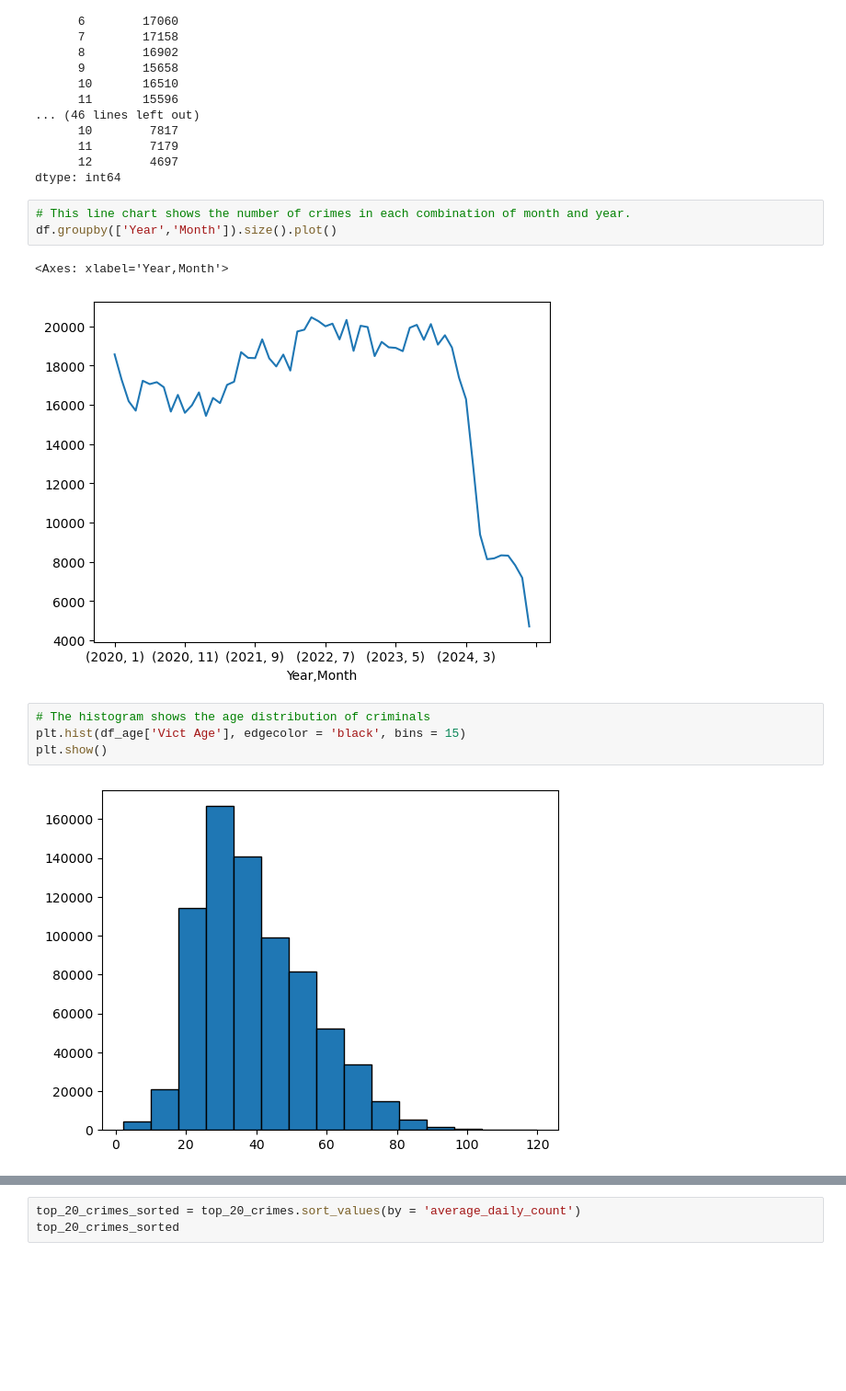
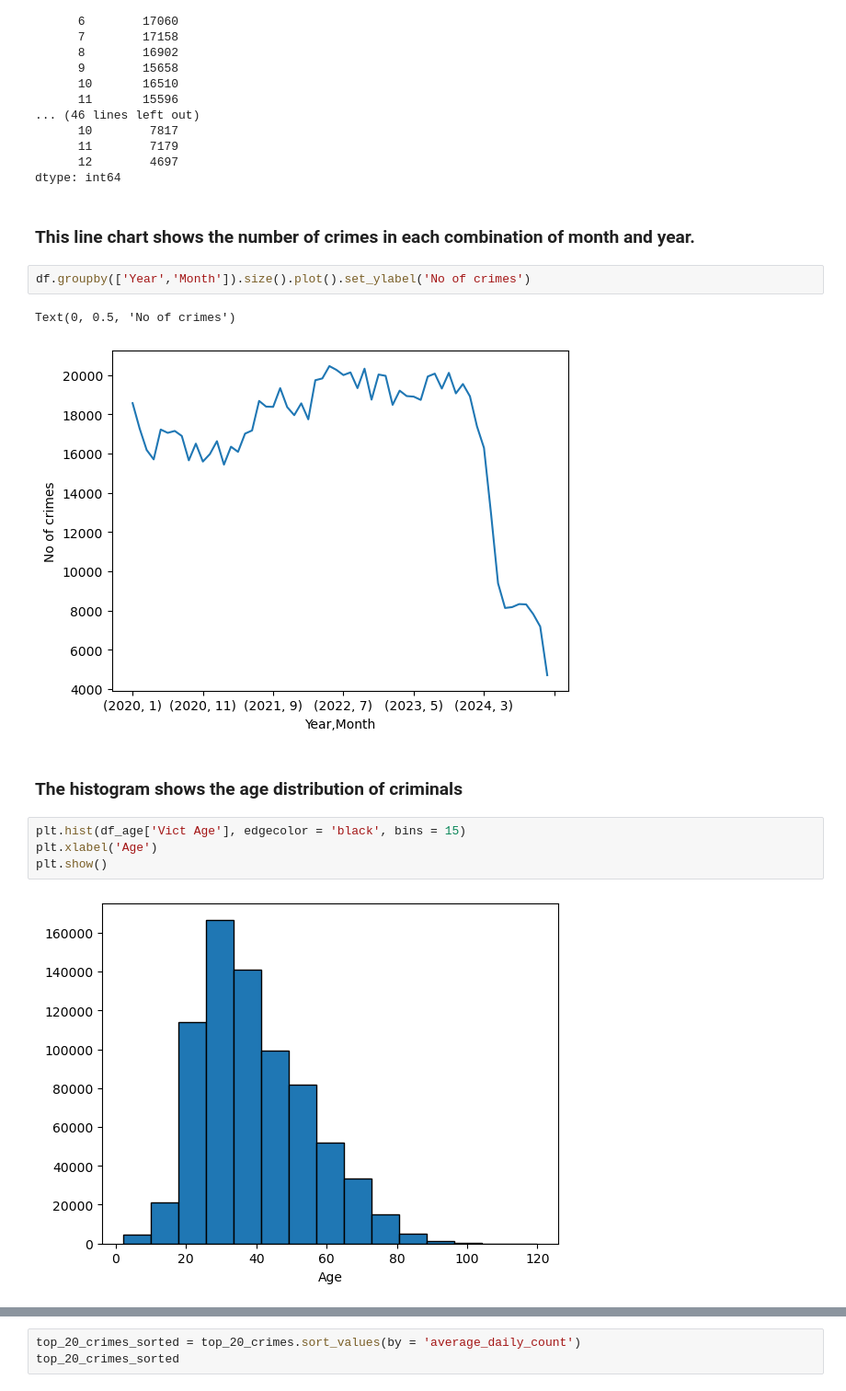
Before and after one commit to Shaharajahfer/data-analysis-notebook, a Jupyter notebook: LA Crime Project.ipynb, the cells around one changed output, grey strips where cells are left out. Shown at 92% size. Saved outputs shown, nothing was run; the diff lists cells and outputs as text; blank space fills up the shorter version.

```diff
--- a/LA Crime Project.ipynb
+++ b/LA Crime Project.ipynb
@@ -325,15 +301,18 @@ Year  Month
       11        7179
       12        4697
 dtype: int64
+# %% [markdown]
+### This line chart shows the number of crimes in each combination of month and year.
 # %%
-# This line chart shows the number of crimes in each combination of month and year.
-df.groupby(['Year','Month']).size().plot()
+df.groupby(['Year','Month']).size().plot().set_ylabel('No of crimes')
 # %% [output]
-<Axes: xlabel='Year,Month'>
+Text(0, 0.5, 'No of crimes')
-[figure, old version]
+[figure, new version]
+# %% [markdown]
+### The histogram shows the age distribution of criminals
 # %%
-# The histogram shows the age distribution of criminals
 plt.hist(df_age['Vict Age'], edgecolor = 'black', bins = 15)
+plt.xlabel('Age')
 plt.show()
 # %% [output]
-[figure, old version]
+[figure, new version]
```
Also changed, not shown: parts of 38 cells of this notebook.
